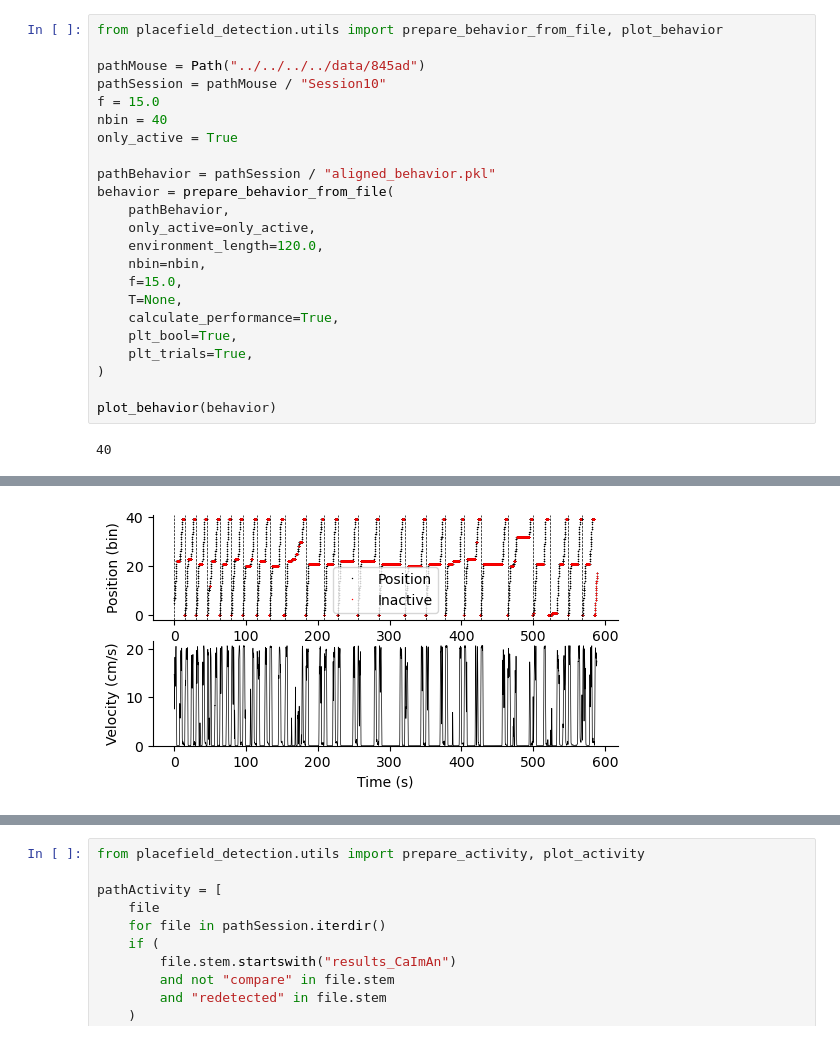
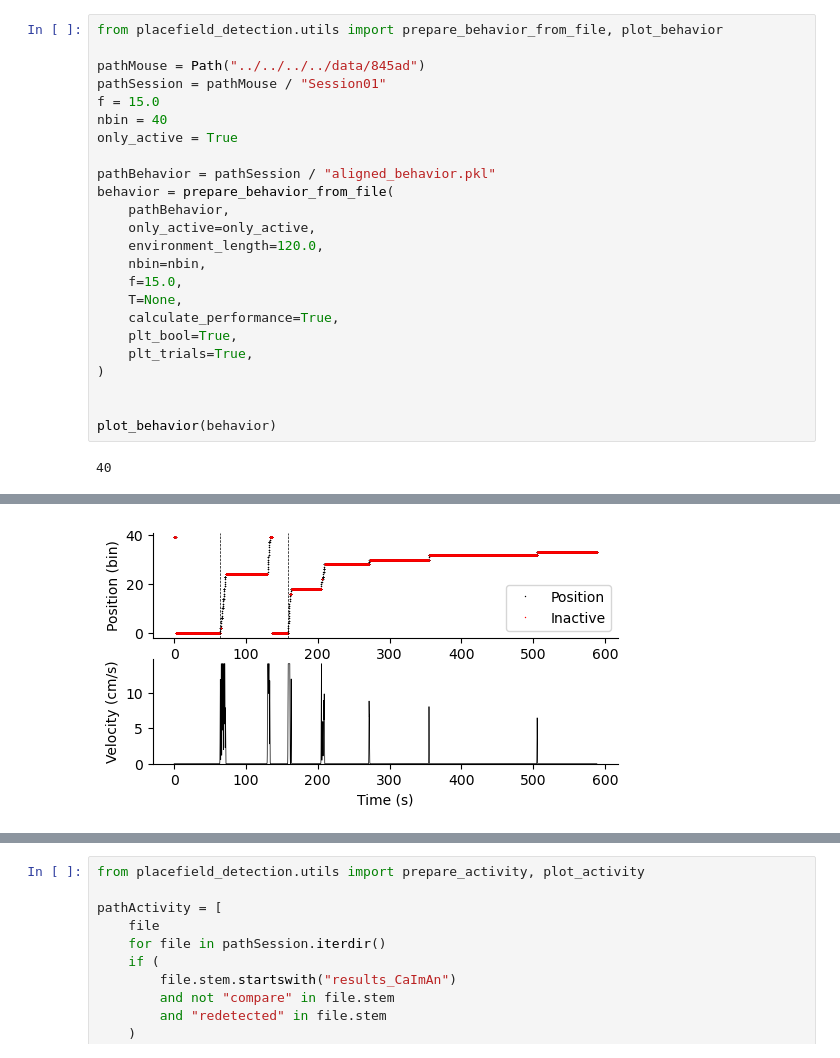
Before and after one commit to woxxel/placefield_detection, a Jupyter notebook: notebooks/test_placefield_detection_methods.ipynb, the cells around one changed output, grey strips where cells are left out. Drawn from its saved outputs; the diff is of its cells as text.

```diff
--- a/notebooks/test_placefield_detection_methods.ipynb
+++ b/notebooks/test_placefield_detection_methods.ipynb
@@ -17,7 +17,7 @@ To enable the following instructions: SSE4.1 SSE4.2 AVX AVX2 AVX512F AVX512_VNNI
 from placefield_detection.utils import prepare_behavior_from_file, plot_behavior
 
 pathMouse = Path("../../../../data/845ad")
-pathSession = pathMouse / "Session10"
+pathSession = pathMouse / "Session01"
 f = 15.0
 nbin = 40
 only_active = True
@@ -35,6 +35,7 @@ behavior = prepare_behavior_from_file(
     plt_trials=True,
 )
 
+
 plot_behavior(behavior)
 # %% [output]
 40
@@ -44 +45 @@ plot_behavior(behavior)
-[figure, old version]
+[figure, new version]
```
Also changed, not shown: parts of 4 cells of this notebook, 5 other files.
